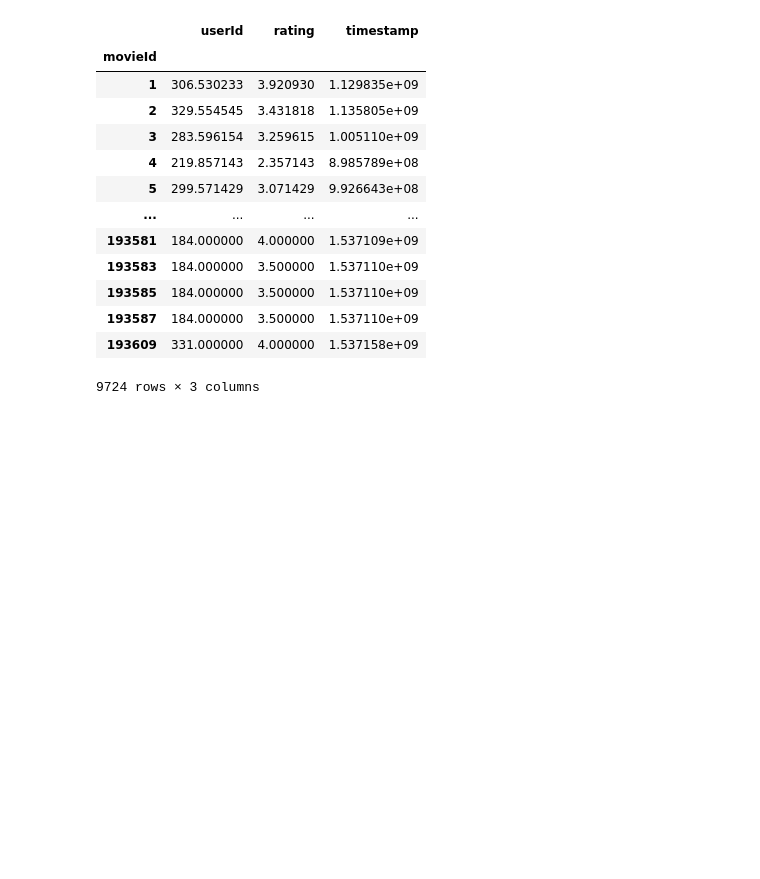
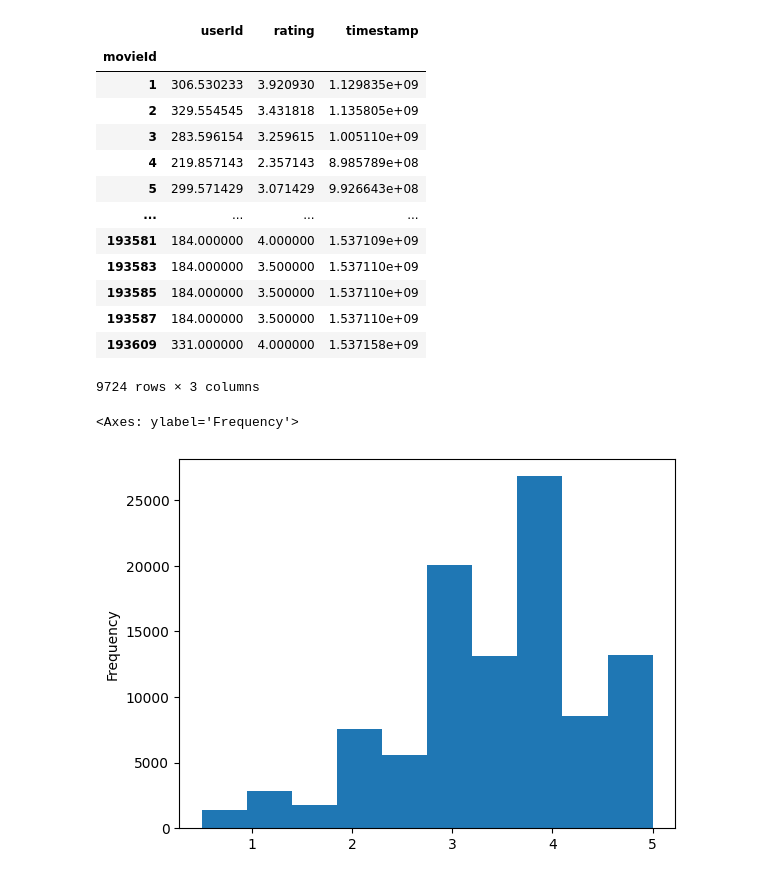
Before and after one commit to patidemitroff/PyPati, a Jupyter notebook: teste_filmes.ipynb, the cells around one changed output. Cells and saved outputs as stored; diff of their text form; code cells hidden in the pictures; blank space fills up the shorter version.

```diff
--- a/teste_filmes.ipynb
+++ b/teste_filmes.ipynb
@@ -70,3 +70,10 @@ notas.groupby("movieId").mean()
 | 193587 | 184.000000 | 3.500000 | 1.537110e+09 |
 | 193609 | 331.000000 | 4.000000 | 1.537158e+09 |
 9724 rows × 3 columns
+# %%
+notas.rating.plot(kind='hist')
+#plot traz o grafico e kind argument traz a biblioteca de tipos de
+#graficos disponiveis no panda
+# %% [output]
+<Axes: ylabel='Frequency'>
+[figure, added]
```
Also changed, not shown: parts of 1 cell of this notebook.
